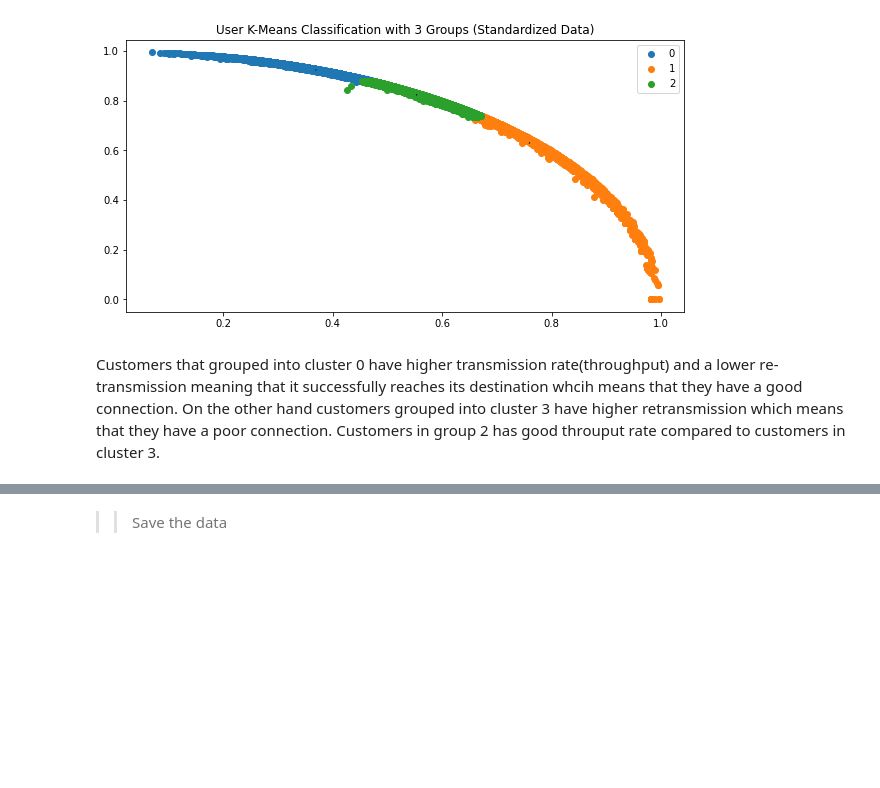
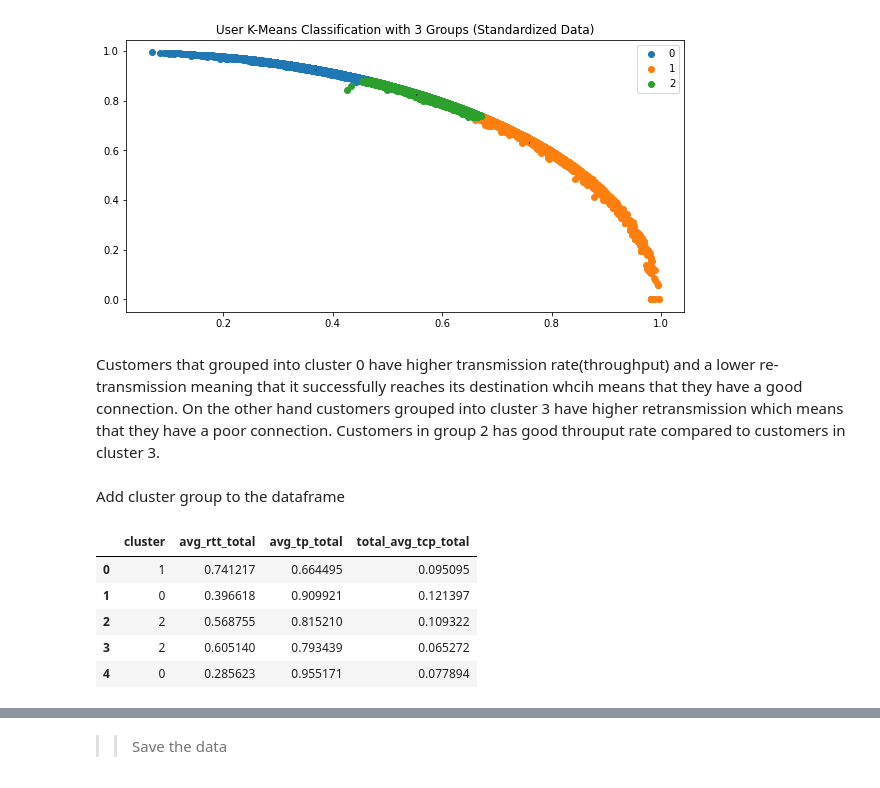
Before and after one commit to jedisam/Telecom-Data-Analysis, a Jupyter notebook: notebooks/user_experience.ipynb, the cells around one changed output, grey strips where cells are left out. Saved outputs shown, nothing was run; the diff lists cells and outputs as text; code cells hidden in the pictures; blank space fills up the shorter version.

```diff
--- a/notebooks/user_experience.ipynb
+++ b/notebooks/user_experience.ipynb
@@ -314,3 +314,16 @@ logger.info(f'# The number of iterations required to converge: {kmeans.inertia_}
 logger.info(f'# The number of iterations required to converge: {kmeans.n_iter_}')
 # %% [markdown]
  Customers that grouped into cluster 0 have higher transmission rate(throughput) and a lower re-transmission meaning that it successfully reaches its destination whcih means that they have a good connection. On the other hand customers grouped into cluster 3 have higher retransmission which means that they have a poor connection. Customers in group 2 has good throuput rate compared to customers in cluster 3.
+# %% [markdown]
+Add cluster group to the dataframe
+# %%
+u_exp = normalized_user_experience.copy()
+u_exp.insert(0, 'cluster', kmeans.labels_)
+u_exp.head(5)
+# %% [output]
+|  | cluster | avg_rtt_total | avg_tp_total | total_avg_tcp_total |
+| 0 | 1 | 0.741217 | 0.664495 | 0.095095 |
+| 1 | 0 | 0.396618 | 0.909921 | 0.121397 |
+| 2 | 2 | 0.568755 | 0.815210 | 0.109322 |
+| 3 | 2 | 0.605140 | 0.793439 | 0.065272 |
+| 4 | 0 | 0.285623 | 0.955171 | 0.077894 |
```
Also changed, not shown: parts of 7 cells of this notebook, 6 other files.
